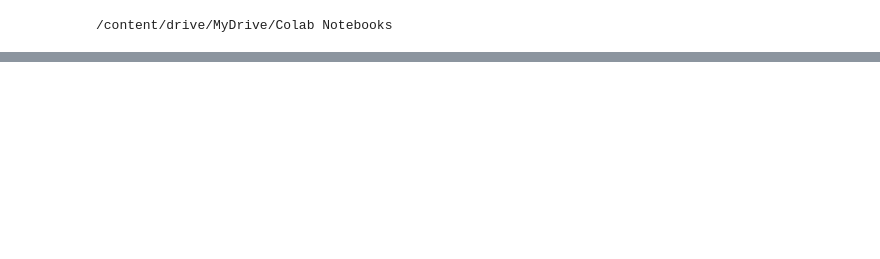
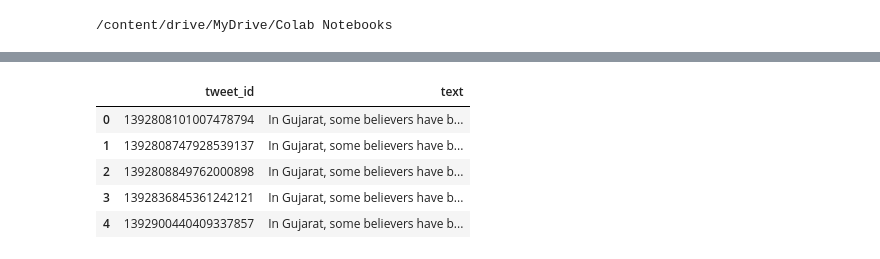
Before and after one commit to prith27/NLP-2021, a Jupyter notebook: indic_bert/IndicBertNN.ipynb, the cells around one changed output, grey strips where cells are left out. Drawn from its saved outputs; the diff is of its cells as text; code cells hidden in the pictures; blank space fills up the shorter version.

```diff
--- a/indic_bert/IndicBertNN.ipynb
+++ b/indic_bert/IndicBertNN.ipynb
@@ -105,0 +382,43 @@ y_pred = []
+# %%
+def te_flatten(d):
+    flat_text = []
+    flat_text.append({
+        'tweet_id':d['tweet_id'],
+        'text':d['tweet'],
+    })
+
+    for i in d['comments']:
+            flat_text.append({
+                'tweet_id':i['tweet_id'],
+                'text':flat_text[0]['text'] + i['tweet'],
+            })
+            if 'replies' in i.keys():
+                for j in i['replies']:
+                    flat_text.append({
+                        'tweet_id':j['tweet_id'],
+                        'text':flat_text[0]['text'] + i['tweet'] + j['tweet'],
+                    })
+    return flat_text
+# %%
+test_tweetid_data = []
+#for test
+for i in range(len(data)):
+    for j in te_flatten(data[i]):
+        test_tweetid_data.append(j)
+# %%
+test_tweetid_data = []
+#for test
+for i in range(len(data)):
+    for j in te_flatten(data[i]):
+        test_tweetid_data.append(j)
+# %%
+test_df = pd.DataFrame(test_tweetid_data, columns = test_tweetid_data[0].keys(), index = None)
+# %%
+test_df.head()
+# %% [output]
+|  | tweet_id | text |
+| 0 | 1392808101007478794 | In Gujarat, some believers have b... |
+| 1 | 1392808747928539137 | In Gujarat, some believers have b... |
+| 2 | 1392808849762000898 | In Gujarat, some believers have b... |
+| 3 | 1392836845361242121 | In Gujarat, some believers have b... |
+| 4 | 1392900440409337857 | In Gujarat, some believers have b... |
```
Also changed, not shown: parts of 47 cells of this notebook, 1 other file.
